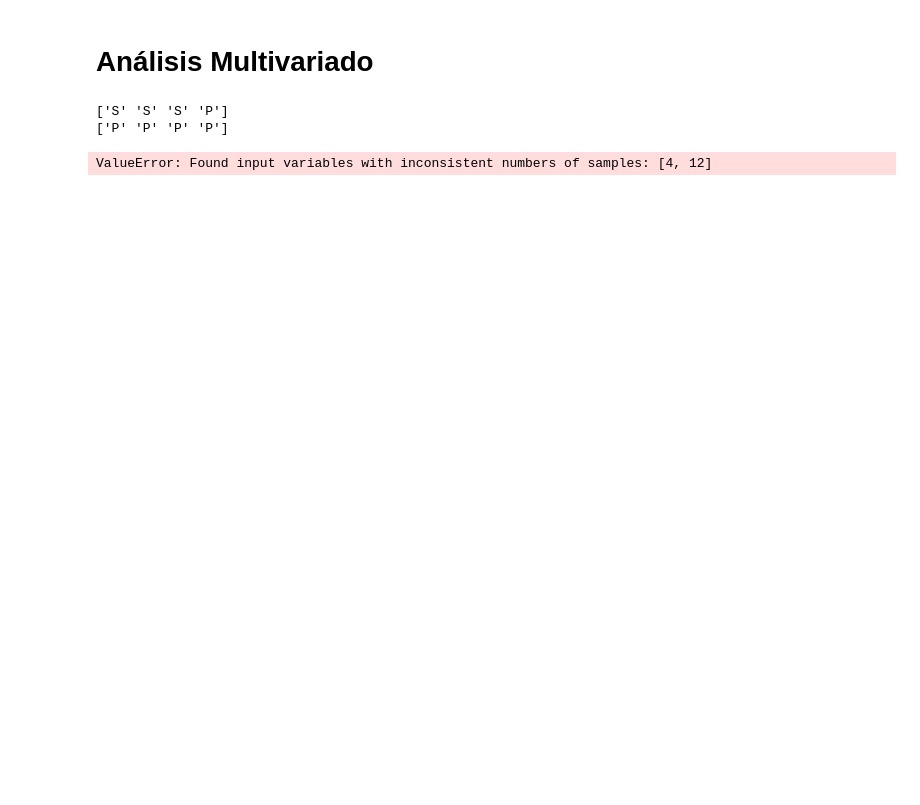
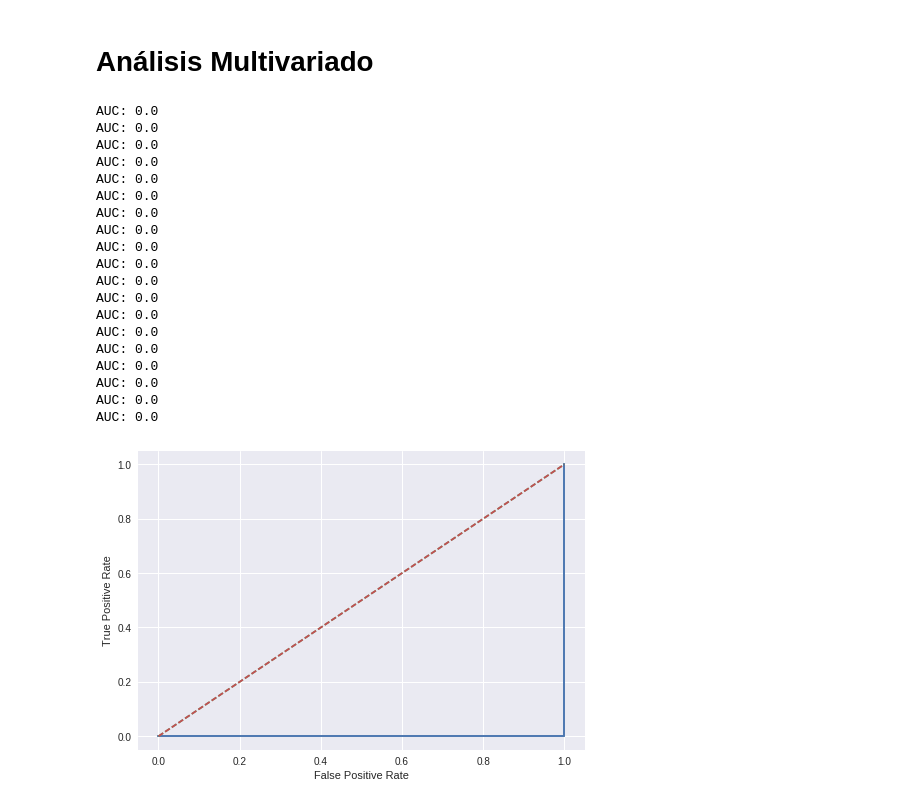
Before and after one commit to gfourcade/cienciadatos, a Jupyter notebook: tp3/tp3.ipynb, the cells around one changed output. Drawn from its saved outputs; the diff is of its cells as text; code cells hidden in the pictures; blank space fills up the shorter version.

```diff
--- a/tp3/tp3.ipynb
+++ b/tp3/tp3.ipynb
@@ -341,41 +334,61 @@ auc_for_feature
 # Análisis Multivariado
 # %%
 import pandas as pd
+import numpy as np
+import matplotlib.pyplot as plt
 from sklearn import svm
+from sklearn.model_selection import train_test_split
 from sklearn.metrics import roc_curve, roc_auc_score
 
 dataset = pd.read_csv('features.csv')
 
 y = dataset.loc[20][1:].values
 y_binary = [1 if v == 'P' else 0 for v in y]
 dataset = dataset.drop(20).drop(dataset.columns[[0]], axis=1).T
 
 clf = svm.SVC()
 clf.fit(dataset, y)
 
 for _ in range(20):
-    x_train, x_test, y_train, y_test = train_test_split(x, y)
-    x_train = np.reshape(x_train, (x_train.shape[0], 1))
-    x_test = np.reshape(x_test, (x_test.shape[0], 1))
-
+    x_train, x_test, y_train, y_test = train_test_split(dataset, y)
     y_test_binary = [1 if v == 'P' else 0 for v in y_test]
 
     clf = svm.SVC(probability=True)
     clf.fit(x_train, y_train)
 
-    print(y_test)
-    print(clf.predict(x_test))
     scores = clf.predict_proba(x_test)[:,0]
     fpr, tpr, thresholds = roc_curve(y_test_binary, scores)
-    auc = roc_auc_score(y_test_binary, score)
+
+    try:
+        auc = roc_auc_score(y_test_binary, scores)
+    except ValueError:
+        # may fail if only one label in test set
+        continue
 
     plt.plot(fpr, tpr)
     plt.xlabel('False Positive Rate')
     plt.ylabel('True Positive Rate')
     print('AUC:', auc)
 plt.plot(((0,0),(1,1)), '--')
 plt.show()
 # %% [output]
-['S' 'S' 'S' 'P']
-['P' 'P' 'P' 'P']
+AUC: 0.0
+AUC: 0.0
+AUC: 0.0
+AUC: 0.0
+AUC: 0.0
+AUC: 0.0
+AUC: 0.0
+AUC: 0.0
+AUC: 0.0
+AUC: 0.0
+AUC: 0.0
+AUC: 0.0
+AUC: 0.0
+AUC: 0.0
+AUC: 0.0
+AUC: 0.0
+AUC: 0.0
+AUC: 0.0
+AUC: 0.0
-ValueError: Found input variables with inconsistent numbers of samples: [4, 12]
+[figure, added]
```
Also changed, not shown: parts of 6 cells of this notebook, 1 other file.
